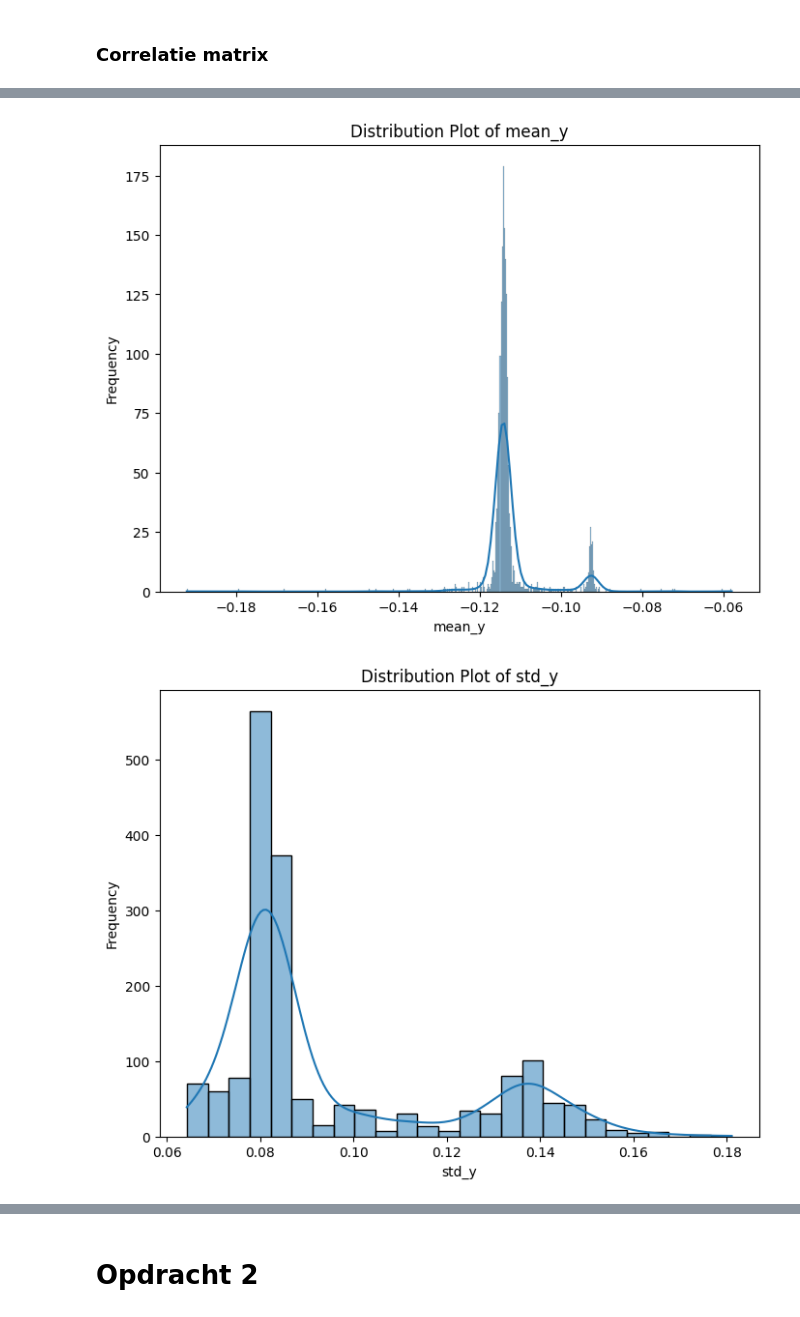
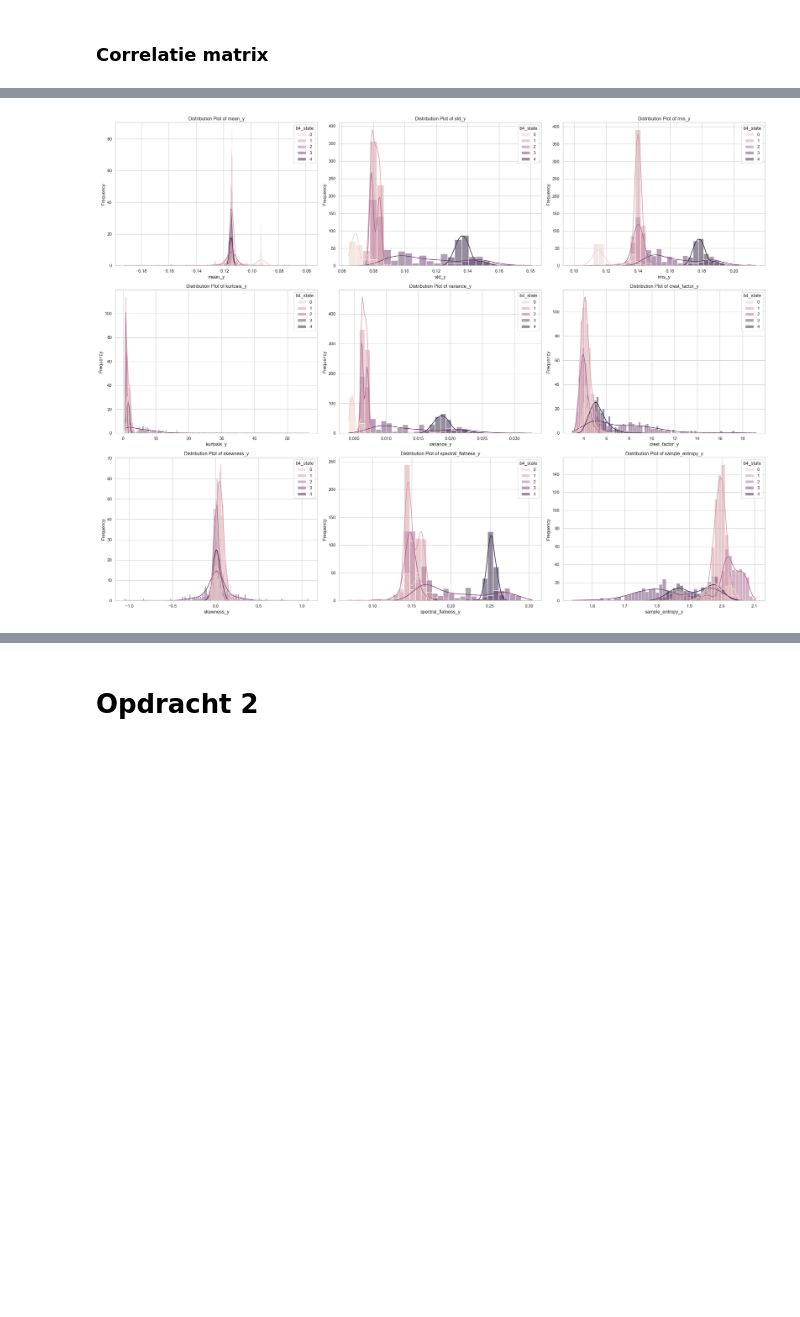
Before and after one commit to luukhfontys/Datascience-eindopdracht, a Jupyter notebook: DS Eindopdracht.ipynb, the cells around one changed output, grey strips where cells are left out. Drawn from its saved outputs; the diff is of its cells as text; code cells hidden in the pictures; blank space fills up the shorter version.

```diff
--- a/DS Eindopdracht.ipynb
+++ b/DS Eindopdracht.ipynb
@@ -233,15 +258,33 @@ plt.show()
 # %%
-# Assuming 'dataset' is your DataFrame containing the columns mentioned
+import matplotlib.pyplot as plt
+import seaborn as sns
+
+# Your list of columns
 columns_with_y = ['mean_y', 'std_y', 'rms_y', 'kurtosis_y', 'variance_y', 'crest_factor_y', 'skewness_y', 'spectral_flatness_y', 'sample_entropy_y']
 
-# Loop over each column and create a distribution plot
-for column in columns_with_y:
-    plt.figure(figsize=(8, 6))  # Adjust the figure size as needed
-    sns.histplot(dataset[column], kde=True)
-    plt.title(f'Distribution Plot of {column}')
-    plt.xlabel(column)
-    plt.ylabel('Frequency')
-    plt.show()
+# Determine the number of rows needed (3 columns per row)
+n_cols = 3
+n_rows = (len(columns_with_y) + n_cols - 1) // n_cols  # Ceiling division
+
+# Create the figure and axes
+fig, axes = plt.subplots(n_rows, n_cols, figsize=(8 * n_cols, 6 * n_rows))
+
+# Flatten the axes array for easier iteration
+axes = axes.flatten()
+
+# Loop through the columns and plot each histogram with hue based on wear state
+for i, column in enumerate(columns_with_y):
+    sns.histplot(data=dataset, x=column, hue='b4_state', kde=True, ax=axes[i])
+    axes[i].set_title(f'Distribution Plot of {column}')
+    axes[i].set_xlabel(column)
+    axes[i].set_ylabel('Frequency')
+
+# Remove any empty subplots
+for j in range(i + 1, len(axes)):
+    fig.delaxes(axes[j])
+
+# Adjust layout
+plt.tight_layout()
+plt.show()
 # %% [output]
-[figure, old version]
+[figure, new version]
-[figure, removed]
```
Also changed, not shown: parts of 24 cells of this notebook, 2 other files.
